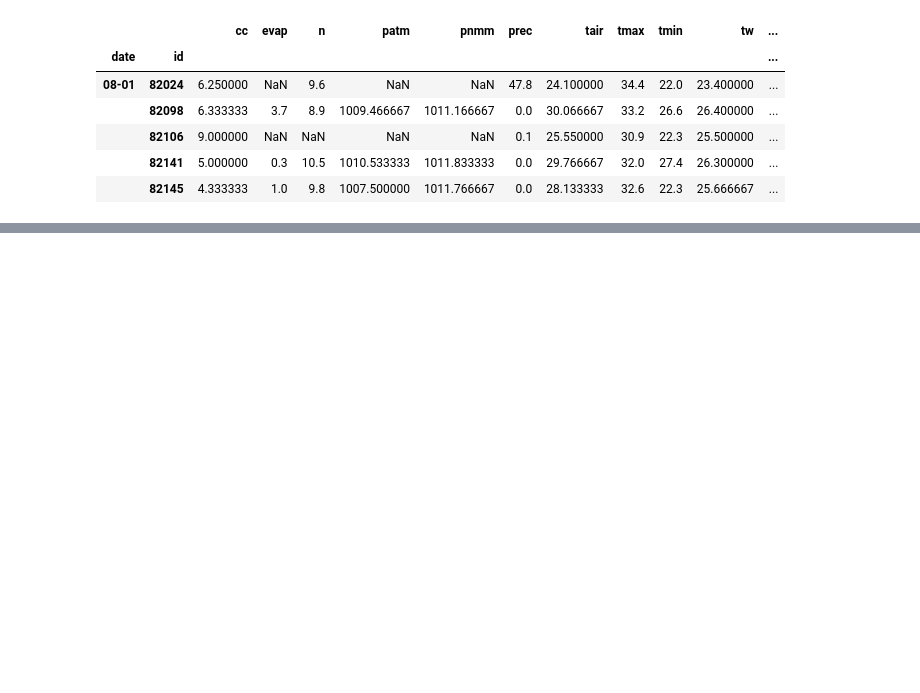
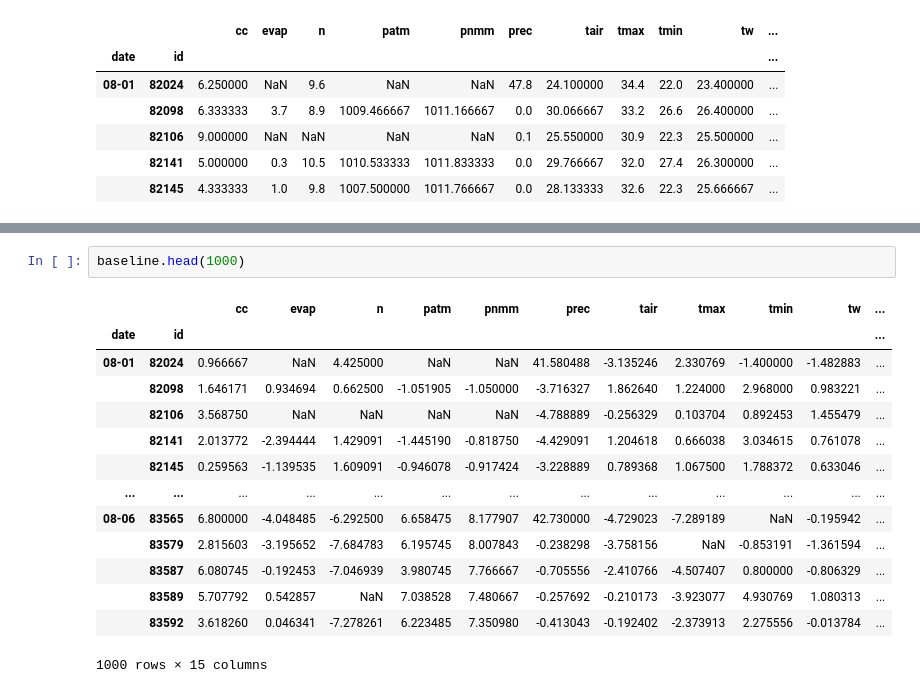
Before and after one commit to andrefellipe/ccd, a Jupyter notebook: baseline.ipynb, the cells around one changed output, grey strips where cells are left out. Saved outputs shown, nothing was run; the diff lists cells and outputs as text; blank space fills up the shorter version.

```diff
--- a/baseline.ipynb
+++ b/baseline.ipynb
@@ -310,0 +311,17 @@ pd.merge(df_2019,df,on=['date','id'])
+# %%
+baseline.head(1000)
+# %% [output]
+|  |  | cc | evap | n | patm | pnmm | prec | tair | tmax | tmin | tw | ... |
+| date | id |  |  |  |  |  |  |  |  |  |  | ... |
+| 08-01 | 82024 | 0.966667 | NaN | 4.425000 | NaN | NaN | 41.580488 | -3.135246 | 2.330769 | -1.400000 | -1.482883 | ... |
+|  | 82098 | 1.646171 | 0.934694 | 0.662500 | -1.051905 | -1.050000 | -3.716327 | 1.862640 | 1.224000 | 2.968000 | 0.983221 | ... |
+|  | 82106 | 3.568750 | NaN | NaN | NaN | NaN | -4.788889 | -0.256329 | 0.103704 | 0.892453 | 1.455479 | ... |
+|  | 82141 | 2.013772 | -2.394444 | 1.429091 | -1.445190 | -0.818750 | -4.429091 | 1.204618 | 0.666038 | 3.034615 | 0.761078 | ... |
+|  | 82145 | 0.259563 | -1.139535 | 1.609091 | -0.946078 | -0.917424 | -3.228889 | 0.789368 | 1.067500 | 1.788372 | 0.633046 | ... |
+| ... | ... | ... | ... | ... | ... | ... | ... | ... | ... | ... | ... | ... |
+| 08-06 | 83565 | 6.800000 | -4.048485 | -6.292500 | 6.658475 | 8.177907 | 42.730000 | -4.729023 | -7.289189 | NaN | -0.195942 | ... |
+|  | 83579 | 2.815603 | -3.195652 | -7.684783 | 6.195745 | 8.007843 | -0.238298 | -3.758156 | NaN | -0.853191 | -1.361594 | ... |
+|  | 83587 | 6.080745 | -0.192453 | -7.046939 | 3.980745 | 7.766667 | -0.705556 | -2.410766 | -4.507407 | 0.800000 | -0.806329 | ... |
+|  | 83589 | 5.707792 | 0.542857 | NaN | 7.038528 | 7.480667 | -0.257692 | -0.210173 | -3.923077 | 4.930769 | 1.080313 | ... |
+|  | 83592 | 3.618260 | 0.046341 | -7.278261 | 6.223485 | 7.350980 | -0.413043 | -0.192402 | -2.373913 | 2.275556 | -0.013784 | ... |
+1000 rows × 15 columns
```
Also changed, not shown: parts of 3 cells of this notebook.
